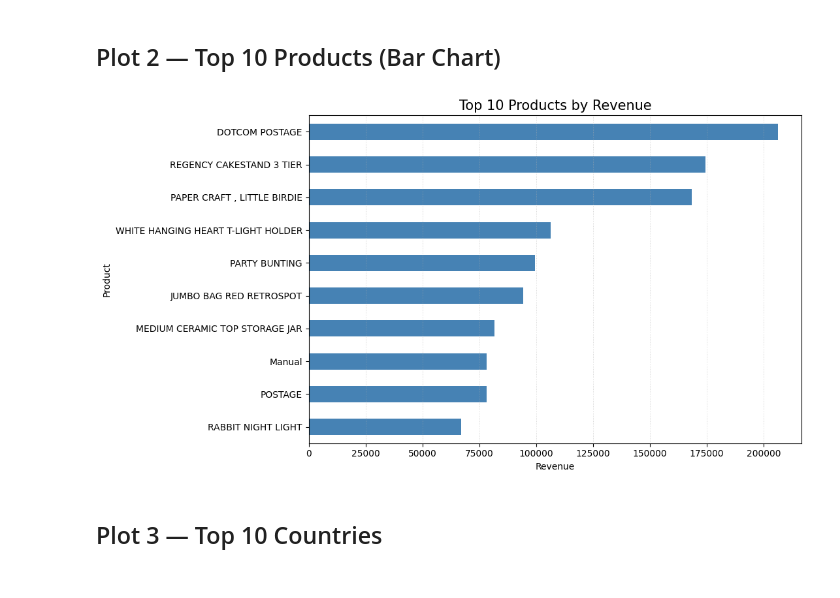
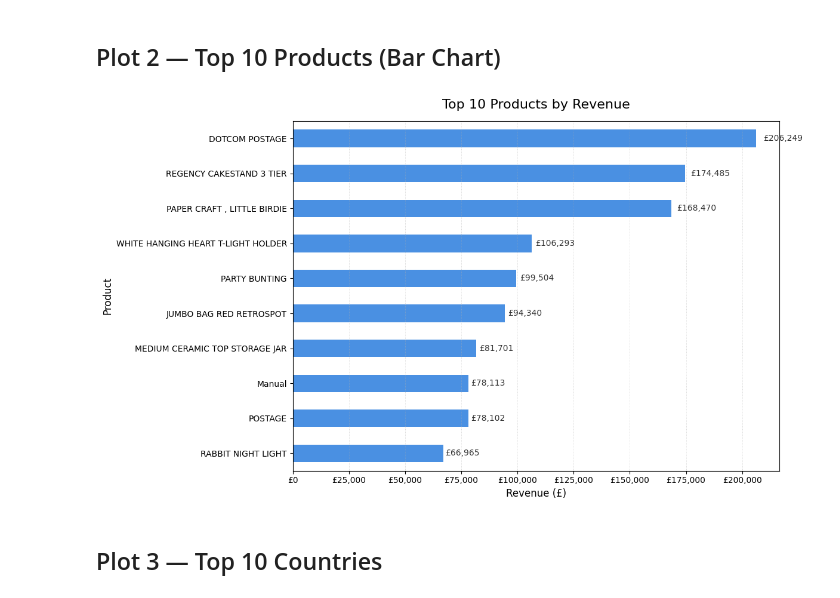
Before and after one commit to KNHNF/retail-sales-kpi-analysis, a Jupyter notebook: notebooks/sales_analysis.ipynb, the cells around one changed output. Drawn from its saved outputs; the diff is of its cells as text; code cells hidden in the pictures.

Commit message:
again the updated top 10 products by revenue

```diff
--- a/notebooks/sales_analysis.ipynb
+++ b/notebooks/sales_analysis.ipynb
@@ -40,25 +40,47 @@ plt.show()
 # %% [markdown]
 ## Plot 2 — Top 10 Products (Bar Chart)
 # %%
-plt.figure(figsize=(11, 6))
+import matplotlib.pyplot as plt
+import matplotlib.ticker as ticker
 
-top_products.sort_values().plot(
+# Sort for bottom‑to‑top ordering
+data = top_products.sort_values()
+
+plt.figure(figsize=(12, 7))
+
+ax = data.plot(
     kind="barh",
-    color="steelblue"   # simple, natural colour name
+    color="#4A90E2",      # modern, readable blue
+    edgecolor="none"
 )
 
-plt.title("Top 10 Products by Revenue", fontsize=15)
-plt.xlabel("Revenue")
-plt.ylabel("Product")
+plt.title("Top 10 Products by Revenue", fontsize=16, pad=15)
+plt.xlabel("Revenue (£)", fontsize=12)
+plt.ylabel("Product", fontsize=12)
 
-# Light, subtle grid for readability
+# Light grid for readability
 plt.grid(axis="x", linestyle=":", linewidth=0.7, alpha=0.5)
+
+# Format x-axis ticks as currency
+ax.xaxis.set_major_formatter(ticker.StrMethodFormatter("£{x:,.0f}"))
+
+# Add value labels to the right of each bar
+for i, v in enumerate(data):
+    ax.text(
+        v + (v * 0.015),   # small offset to the right
+        i,
+        f"£{v:,.0f}",
+        va="center",
+        ha="left",
+        fontsize=10,
+        color="#333333"
+    )
 
 plt.tight_layout()
 plt.savefig("../outputs/top_10_products.png", dpi=200)
 plt.show()
 # %% [output]
-[figure, old version]
+[figure, new version]
 # %% [markdown]
 ## Plot 3 — Top 10 Countries
 # %%
```
